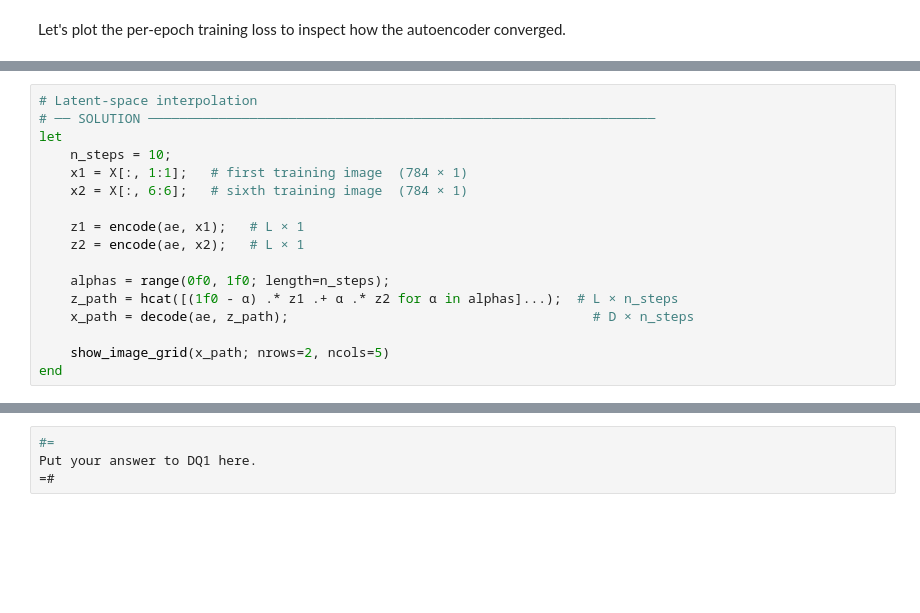
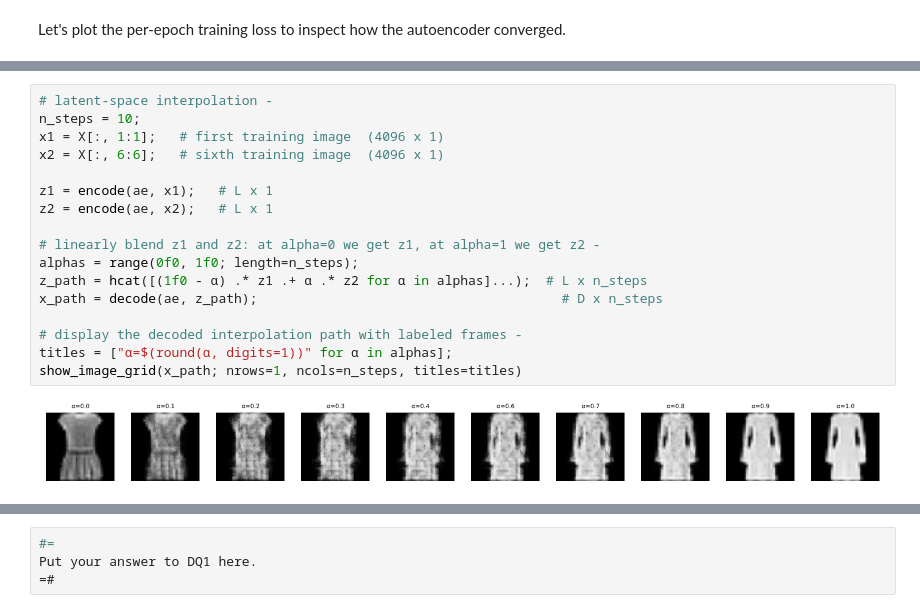
Before and after one commit to varnerlab/PS5-CHEME-5820-S2025, a Jupyter notebook: PS5-CHEME-5820-Solution-AE-S2025.ipynb, the cells around one changed output, grey strips where cells are left out. Saved outputs shown, nothing was run; the diff lists cells and outputs as text; blank space fills up the shorter version.

```diff
--- a/PS5-CHEME-5820-Solution-AE-S2025.ipynb
+++ b/PS5-CHEME-5820-Solution-AE-S2025.ipynb
@@ -273,19 +389,21 @@ Next, we test whether the encoder has learned a smooth latent space by interpola
 
 Let's encode two images, interpolate between their codes, and display the decoded path.
 # %%
-# Latent-space interpolation
-# ── SOLUTION ─────────────────────────────────────────────────────────────────
-let
-    n_steps = 10;
-    x1 = X[:, 1:1];   # first training image  (784 × 1)
-    x2 = X[:, 6:6];   # sixth training image  (784 × 1)
+# latent-space interpolation -
+n_steps = 10;
+x1 = X[:, 1:1];   # first training image  (4096 x 1)
+x2 = X[:, 6:6];   # sixth training image  (4096 x 1)
 
-    z1 = encode(ae, x1);   # L × 1
-    z2 = encode(ae, x2);   # L × 1
+z1 = encode(ae, x1);   # L x 1
+z2 = encode(ae, x2);   # L x 1
 
-    alphas = range(0f0, 1f0; length=n_steps);
-    z_path = hcat([(1f0 - α) .* z1 .+ α .* z2 for α in alphas]...);  # L × n_steps
-    x_path = decode(ae, z_path);                                       # D × n_steps
+# linearly blend z1 and z2: at alpha=0 we get z1, at alpha=1 we get z2 -
+alphas = range(0f0, 1f0; length=n_steps);
+z_path = hcat([(1f0 - α) .* z1 .+ α .* z2 for α in alphas]...);  # L x n_steps
+x_path = decode(ae, z_path);                                       # D x n_steps
 
-    show_image_grid(x_path; nrows=2, ncols=5)
-end
+# display the decoded interpolation path with labeled frames -
+titles = ["α=$(round(α, digits=1))" for α in alphas];
+show_image_grid(x_path; nrows=1, ncols=n_steps, titles=titles)
+# %% [output]
+[figure, added]
```
Also changed, not shown: parts of 37 cells of this notebook, 8 other files.
